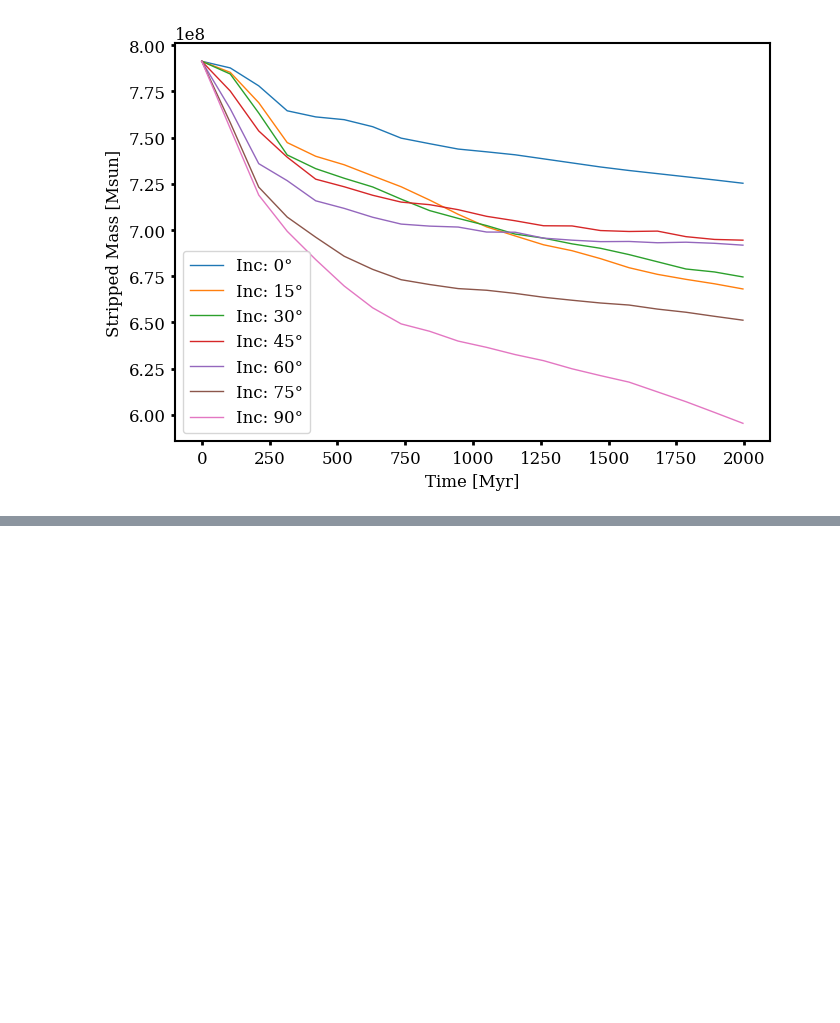
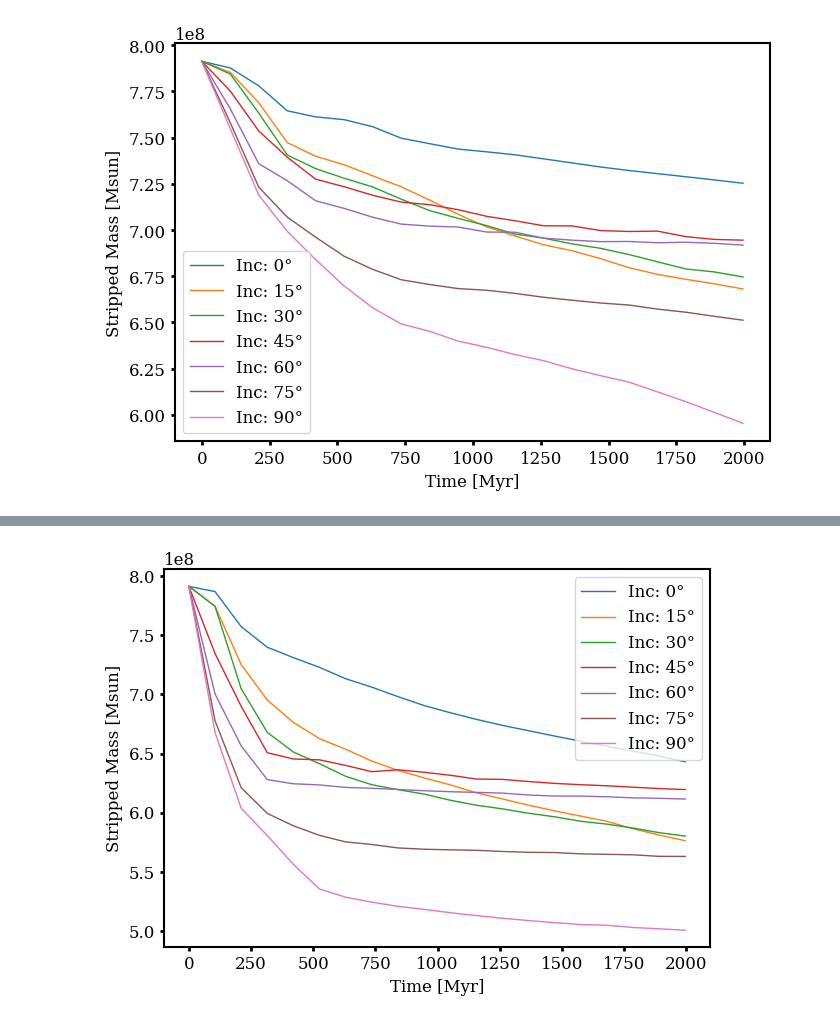
Before and after one commit to HSouch/galarp, a Jupyter notebook: paper/0-1-FullDynamicShadow.ipynb, the cells around one changed output, grey strips where cells are left out. Saved outputs shown, nothing was run; the diff lists cells and outputs as text; code cells hidden in the pictures; blank space fills up the shorter version.

```diff
--- a/paper/0-1-FullDynamicShadow.ipynb
+++ b/paper/0-1-FullDynamicShadow.ipynb
@@ -343,3 +363,18 @@ plt.tight_layout()
 plt.savefig("figures/rb2006_mstrip_evolution.png")
 # %% [output]
 [figure]
+# %%
+orbit_containers_lowdepth = []
+incs = [0, 15, 30, 45, 60, 75, 90]
+depth = 0.05
+
+for inclination in [0, 15, 30, 45, 60, 75, 90]:
+
+    rb2006_wind = grp.builtins.RB2006_Wind(inc=inclination)
+
+    shadow = DynamicShadow(rb2006_wind, depth=depth)
+
+    sim = grp.RPSim(wind=rb2006_wind, potential=rb2006_satellite, shadow=shadow, rho_icm=1e-26 * u.g/u.cm**3)
+
+    orbits = sim.run(particles, integration_time=2000 * u.Myr, dt=5*u.Myr, printout=False, rho_icm=1e-26 * u.g/u.cm**3)
+    orbit_containers_lowdepth.append(orbits)
@@ -345,0 +383,27 @@ plt.savefig("figures/rb2006_mstrip_evolution.png")
+# %%
+for i, container in enumerate(orbit_containers_lowdepth):
+    container.save(f"temp/orbits_RB2006_{depth}_{incs[i]}.grp")
+# %%
+mstrip_times, mstrip_evols = [], []
+
+rstrip_times, rstrips = [], []
+
+for orbit in orbit_containers_lowdepth:
+    times, mstrip_evolution = mstrip(orbit, rmax=25, zmax=5, frac=0.8)
+    mstrip_times.append(times)
+    mstrip_evols.append(mstrip_evolution)
+
+
+for i in range(len(mstrip_evols)):
+    time = mstrip_times[i]
+    curve = mstrip_evols[i]
+    plt.plot(time, curve, label=f"Inc: {incs[i]}°")
+
+# plt.ylim(5e8, 8e8)
+plt.xlabel("Time [Myr]")
+plt.ylabel("Stripped Mass [Msun]")
+plt.legend()
+plt.tight_layout()
+plt.savefig("figures/rb2006_mstrip_evolution.png")
+# %% [output]
+[figure, added]
```
Also changed, not shown: parts of 8 cells of this notebook.
